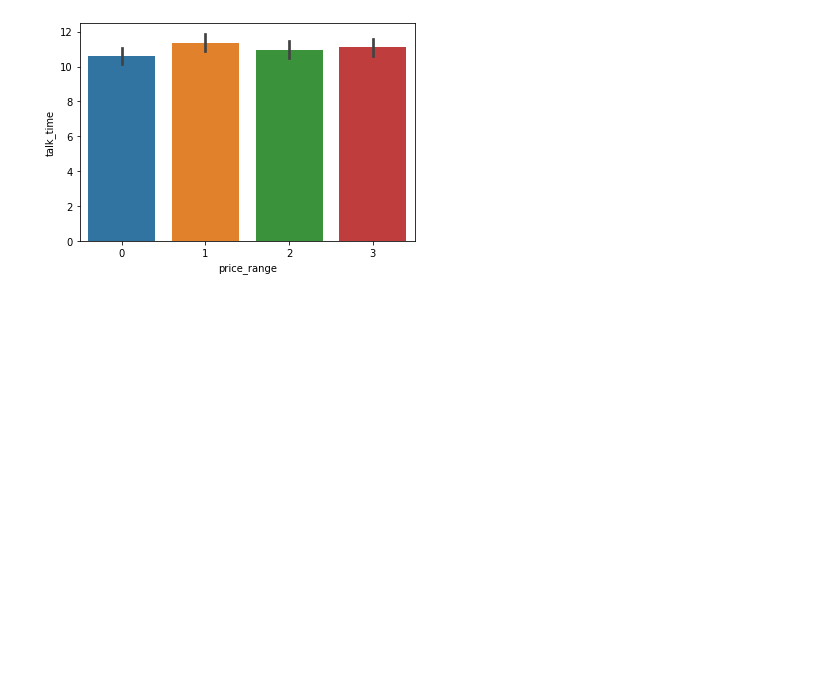
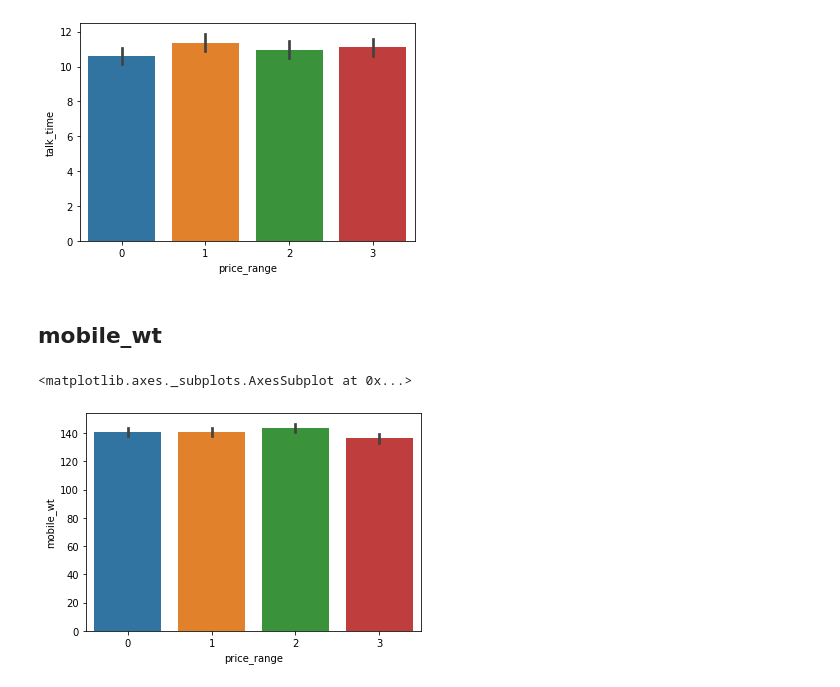
Before and after one commit to KrishnaDesai16/CellphonePriceRange, a Jupyter notebook: CellphonePriceRange.ipynb, the cells around one changed output. Cells and saved outputs as stored; diff of their text form; code cells hidden in the pictures; blank space fills up the shorter version.

```diff
--- a/CellphonePriceRange.ipynb
+++ b/CellphonePriceRange.ipynb
@@ -291,3 +293,10 @@ sb.barplot(df['price_range'],df['talk_time'])
 # %% [output]
 <matplotlib.axes._subplots.AxesSubplot at 0x...>
 [figure]
+# %% [markdown]
+## mobile_wt
+# %%
+sb.barplot(df['price_range'],df['mobile_wt'])
+# %% [output]
+<matplotlib.axes._subplots.AxesSubplot at 0x...>
+[figure, added]
```
Also changed, not shown: parts of 4 cells of this notebook.
